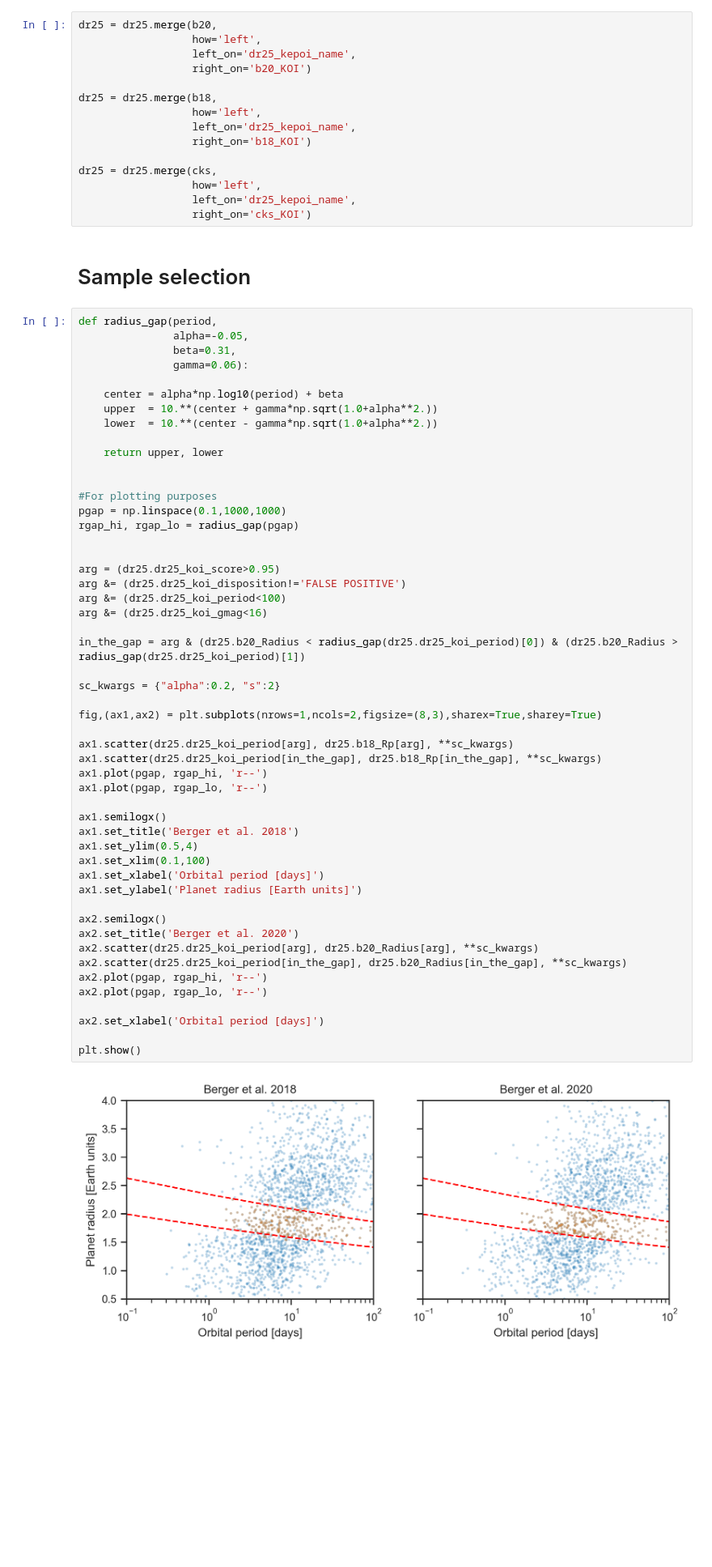
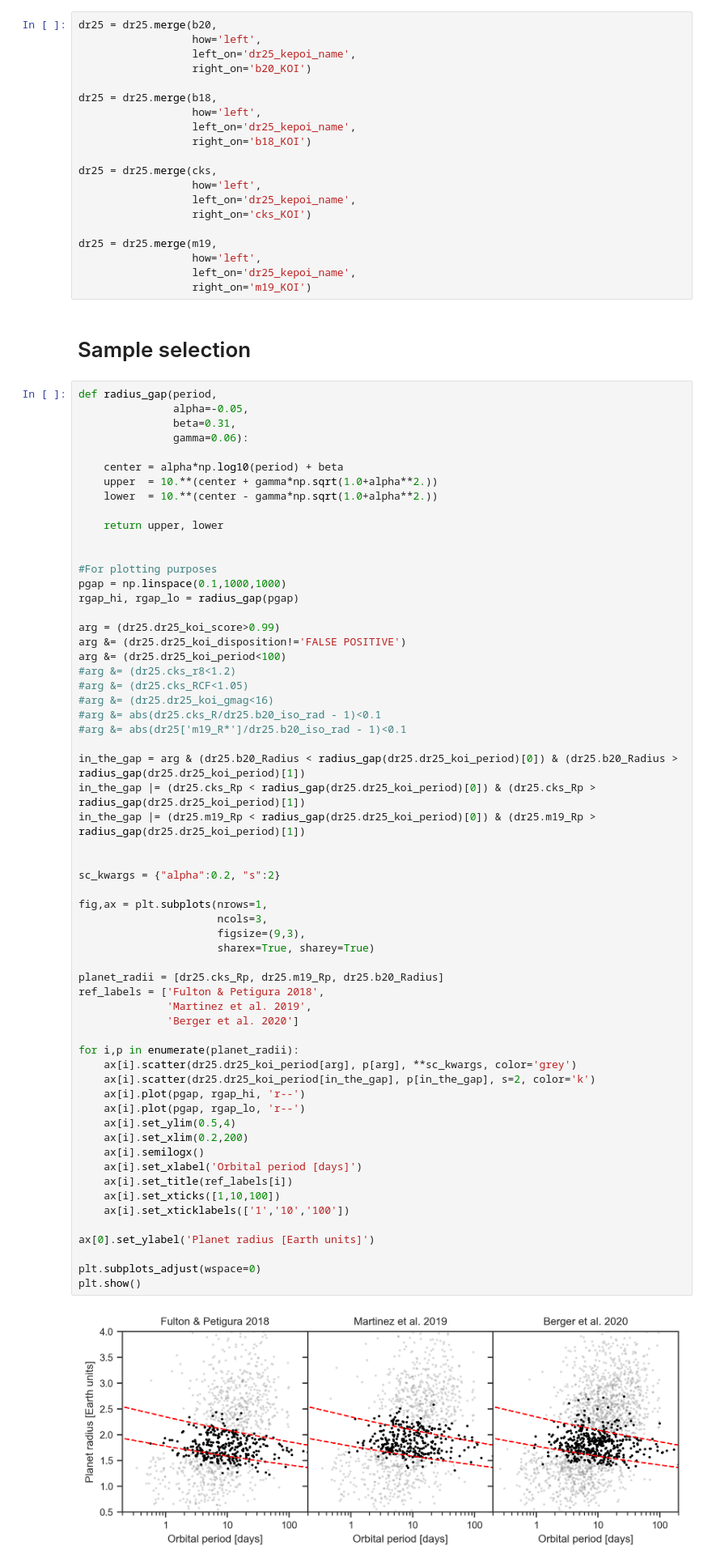
Before and after one commit to trevordavid/Kepler-Radii, a Jupyter notebook: Kepler-Radii/Sample-Selection.ipynb, the cells around one changed output. Shown at 81% size. Cells and saved outputs as stored; diff of their text form; blank space fills up the shorter version.

```diff
--- a/Kepler-Radii/Sample-Selection.ipynb
+++ b/Kepler-Radii/Sample-Selection.ipynb
@@ -190,61 +219,75 @@ dr25 = dr25.merge(cks,
                   how='left',
                   left_on='dr25_kepoi_name',
                   right_on='cks_KOI')
+
+dr25 = dr25.merge(m19,
+                  how='left',
+                  left_on='dr25_kepoi_name',
+                  right_on='m19_KOI')
 # %% [markdown]
 # Sample selection
 # %%
 def radius_gap(period,
                alpha=-0.05,
                beta=0.31,
                gamma=0.06):
 
     center = alpha*np.log10(period) + beta
     upper  = 10.**(center + gamma*np.sqrt(1.0+alpha**2.))
     lower  = 10.**(center - gamma*np.sqrt(1.0+alpha**2.))
 
     return upper, lower
 
 
 #For plotting purposes
 pgap = np.linspace(0.1,1000,1000)
 rgap_hi, rgap_lo = radius_gap(pgap)
 
-
-arg = (dr25.dr25_koi_score>0.95)
+arg = (dr25.dr25_koi_score>0.99)
 arg &= (dr25.dr25_koi_disposition!='FALSE POSITIVE')
 arg &= (dr25.dr25_koi_period<100)
-arg &= (dr25.dr25_koi_gmag<16)
+#arg &= (dr25.cks_r8<1.2)
+#arg &= (dr25.cks_RCF<1.05)
+#arg &= (dr25.dr25_koi_gmag<16)
+#arg &= abs(dr25.cks_R/dr25.b20_iso_rad - 1)<0.1
+#arg &= abs(dr25['m19_R*']/dr25.b20_iso_rad - 1)<0.1
 
 in_the_gap = arg & (dr25.b20_Radius < radius_gap(dr25.dr25_koi_period)[0]) & (dr25.b20_Radius > radius_gap(dr25.dr25_koi_period)[1])
+in_the_gap |= (dr25.cks_Rp < radius_gap(dr25.dr25_koi_period)[0]) & (dr25.cks_Rp > radius_gap(dr25.dr25_koi_period)[1])
+in_the_gap |= (dr25.m19_Rp < radius_gap(dr25.dr25_koi_period)[0]) & (dr25.m19_Rp > radius_gap(dr25.dr25_koi_period)[1])
+
 
 sc_kwargs = {"alpha":0.2, "s":2}
 
-fig,(ax1,ax2) = plt.subplots(nrows=1,ncols=2,figsize=(8,3),sharex=True,sharey=True)
+fig,ax = plt.subplots(nrows=1,
+                      ncols=3,
+                      figsize=(9,3),
+                      sharex=True, sharey=True)
 
-ax1.scatter(dr25.dr25_koi_period[arg], dr25.b18_Rp[arg], **sc_kwargs)
-ax1.scatter(dr25.dr25_koi_period[in_the_gap], dr25.b18_Rp[in_the_gap], **sc_kwargs)
-ax1.plot(pgap, rgap_hi, 'r--')
-ax1.plot(pgap, rgap_lo, 'r--')
+planet_radii = [dr25.cks_Rp, dr25.m19_Rp, dr25.b20_Radius]
+ref_labels = ['Fulton & Petigura 2018',
+              'Martinez et al. 2019',
+              'Berger et al. 2020']
 
-ax1.semilogx()
-ax1.set_title('Berger et al. 2018')
-ax1.set_ylim(0.5,4)
-ax1.set_xlim(0.1,100)
-ax1.set_xlabel('Orbital period [days]')
-ax1.set_ylabel('Planet radius [Earth units]')
+for i,p in enumerate(planet_radii):
+    ax[i].scatter(dr25.dr25_koi_period[arg], p[arg], **sc_kwargs, color='grey')
+    ax[i].scatter(dr25.dr25_koi_period[in_the_gap], p[in_the_gap], s=2, color='k')
+    ax[i].plot(pgap, rgap_hi, 'r--')
+    ax[i].plot(pgap, rgap_lo, 'r--')
+    ax[i].set_ylim(0.5,4)
+    ax[i].set_xlim(0.2,200)
+    ax[i].semilogx()
+    ax[i].set_xlabel('Orbital period [days]')
+    ax[i].set_title(ref_labels[i])
+    ax[i].set_xticks([1,10,100])
+    ax[i].set_xticklabels(['1','10','100'])
 
-ax2.semilogx()
-ax2.set_title('Berger et al. 2020')
-ax2.scatter(dr25.dr25_koi_period[arg], dr25.b20_Radius[arg], **sc_kwargs)
-ax2.scatter(dr25.dr25_koi_period[in_the_gap], dr25.b20_Radius[in_the_gap], **sc_kwargs)
-ax2.plot(pgap, rgap_hi, 'r--')
-ax2.plot(pgap, rgap_lo, 'r--')
+ax[0].set_ylabel('Planet radius [Earth units]')
 
-ax2.set_xlabel('Orbital period [days]')
-
+plt.subplots_adjust(wspace=0)
 plt.show()
 # %% [output]
-[figure, old version]
+[figure, new version]
 # %%
 df = dr25[in_the_gap]
 df.head()
```
Also changed, not shown: parts of 22 cells of this notebook.
